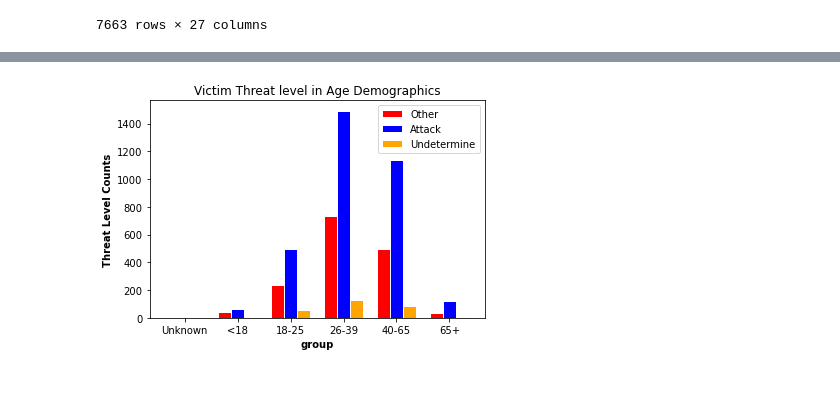
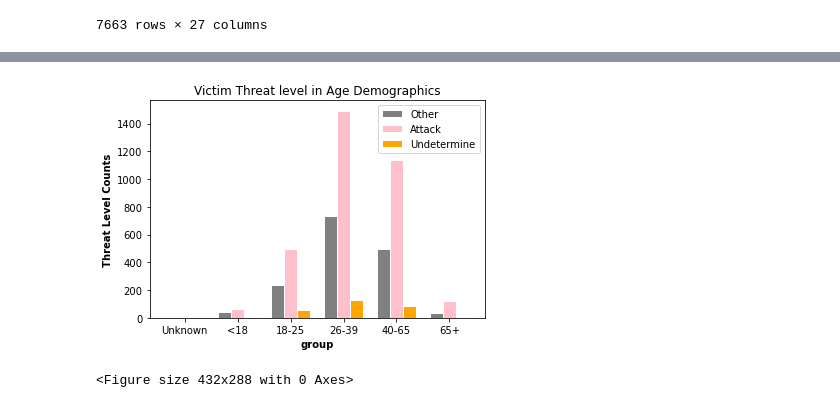
Before and after one commit to EvanK215/ProjectOnePolice, a Jupyter notebook: age.ipynb, the cells around one changed output, grey strips where cells are left out. Drawn from its saved outputs; the diff is of its cells as text; code cells hidden in the pictures.

Commit message:
update image and table

```diff
--- a/age.ipynb
+++ b/age.ipynb
@@ -287,30 +255,34 @@ Name: Alleged Threat Level (Source: WaPo), dtype: int64
 # %%
 # set width of bar
 barWidth = 0.25
 
 # set height of bar
 other = [1, 39, 233, 737, 497, 33]
 attack = [0, 62, 494, 1493, 1140, 122]
 undetermine = [0, 4, 53, 129, 82, 7]
 
 # Set position of bar on X axis
 r1 = np.arange(len(other))
 r2 = [x + barWidth for x in r1]
 r3 = [x + barWidth for x in r2]
 
 # Make the plot
-plt.bar(r1, other, color='red', width=barWidth, edgecolor='white', label='Other')
-plt.bar(r2, attack, color='blue', width=barWidth, edgecolor='white', label='Attack')
+plt.bar(r1, other, color='grey', width=barWidth, edgecolor='white', label='Other')
+plt.bar(r2, attack, color='pink', width=barWidth, edgecolor='white', label='Attack')
 plt.bar(r3, undetermine, color='orange', width=barWidth, edgecolor='white', label='Undetermine')
 
 # Add xticks on the middle of the group bars
 plt.xlabel('group', fontweight='bold')
 plt.ylabel('Threat Level Counts', fontweight='bold')
 plt.xticks([r + barWidth for r in range(len(other))], ['Unknown', '<18', '18-25', '26-39', '40-65', '65+'])
 plt.title('Victim Threat level in Age Demographics')
 
 # Create legend & Show graphic
 plt.legend()
 plt.show()
+
+# Save figure
+plt.savefig('threat_levlel_age')
 # %% [output]
-[figure, old version]
+[figure, new version]
+<Figure size 432x288 with 0 Axes>
```
Also changed, not shown: parts of 10 cells of this notebook, 25 other files.
